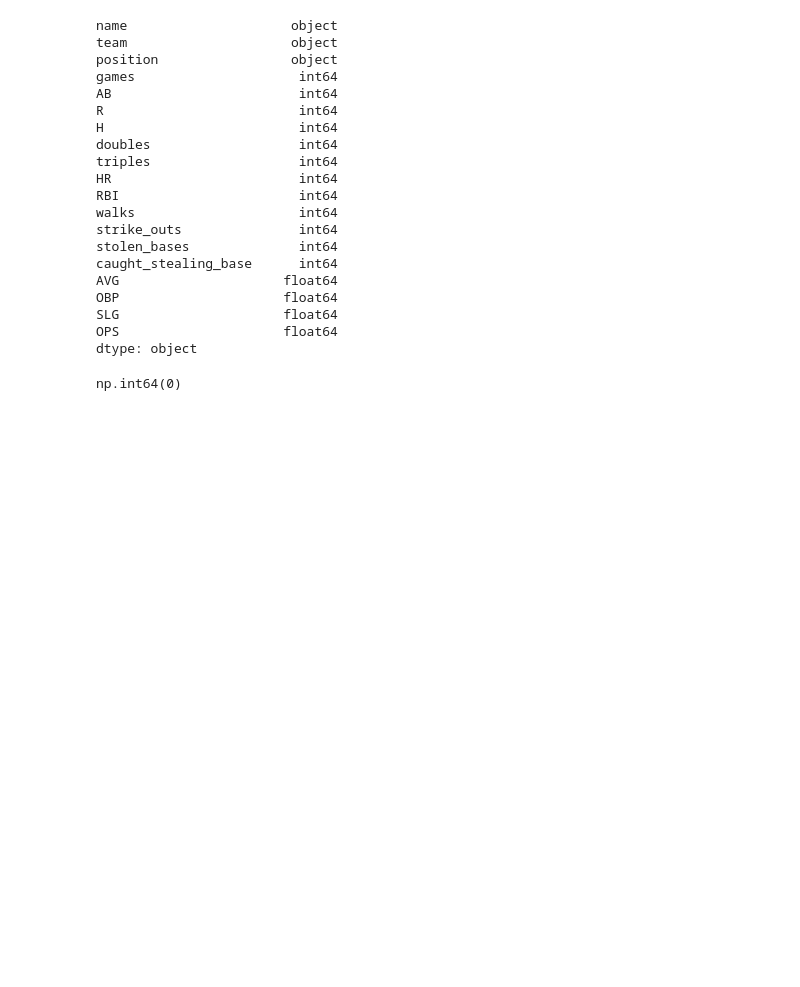
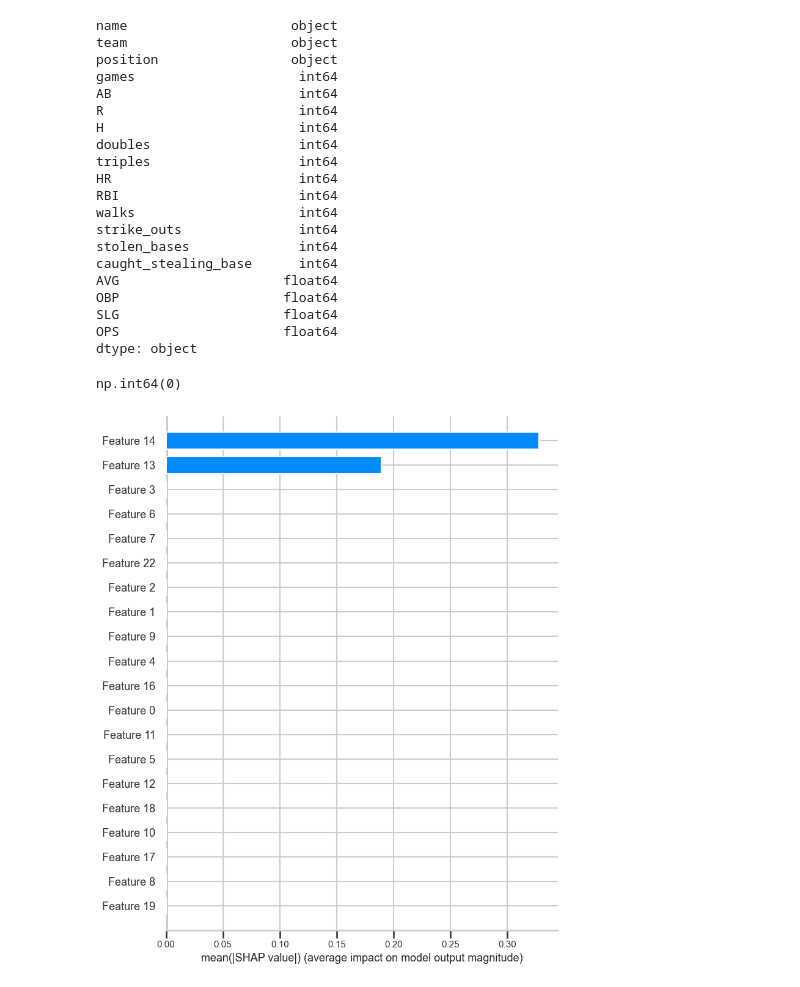
Before and after one commit to woodskevinj/mlb-stats-ml, a Jupyter notebook: notebooks/mlb_eda.ipynb, the cells around one changed output. Cells and saved outputs as stored; diff of their text form; code cells hidden in the pictures; blank space fills up the shorter version.

```diff
--- a/notebooks/mlb_eda.ipynb
+++ b/notebooks/mlb_eda.ipynb
@@ -436,3 +436,36 @@ dtype: object
 df.duplicated().sum()
 # %% [output]
 np.int64(0)
+# %%
+# Interpret Model Decisions
+import joblib
+import pandas as pd
+
+# Load model and data
+model = joblib.load("../models/mlb_salary_model.joblib")
+df = pd.read_csv("../data/mlb_players_clean.csv")
+
+# Separate features (X) and target (y)
+X = df.drop(columns=["OBP"])
+y = df["OBP"]
+# %%
+# Run SHAP explainability
+
+import shap
+import numpy as np
+
+# 1️⃣ Get the trained model from pipeline
+regressor = model.named_steps["regressor"]
+preprocessor = model.named_steps["preprocessor"]
+
+# 2️⃣ Transform X using the same preprocessing (scaling + encoding)
+X_transformed = preprocessor.transform(X)
+
+# 3️⃣ Create SHAP explainer using the transformed features
+explainer = shap.Explainer(regressor, X_transformed)
+shap_values = explainer(X_transformed)
+
+# 4️⃣ Plot global feature importance
+shap.summary_plot(shap_values, X_transformed, plot_type="bar")
+# %% [output]
+[figure, added]
```
Also changed, not shown: parts of 1 cell of this notebook.
